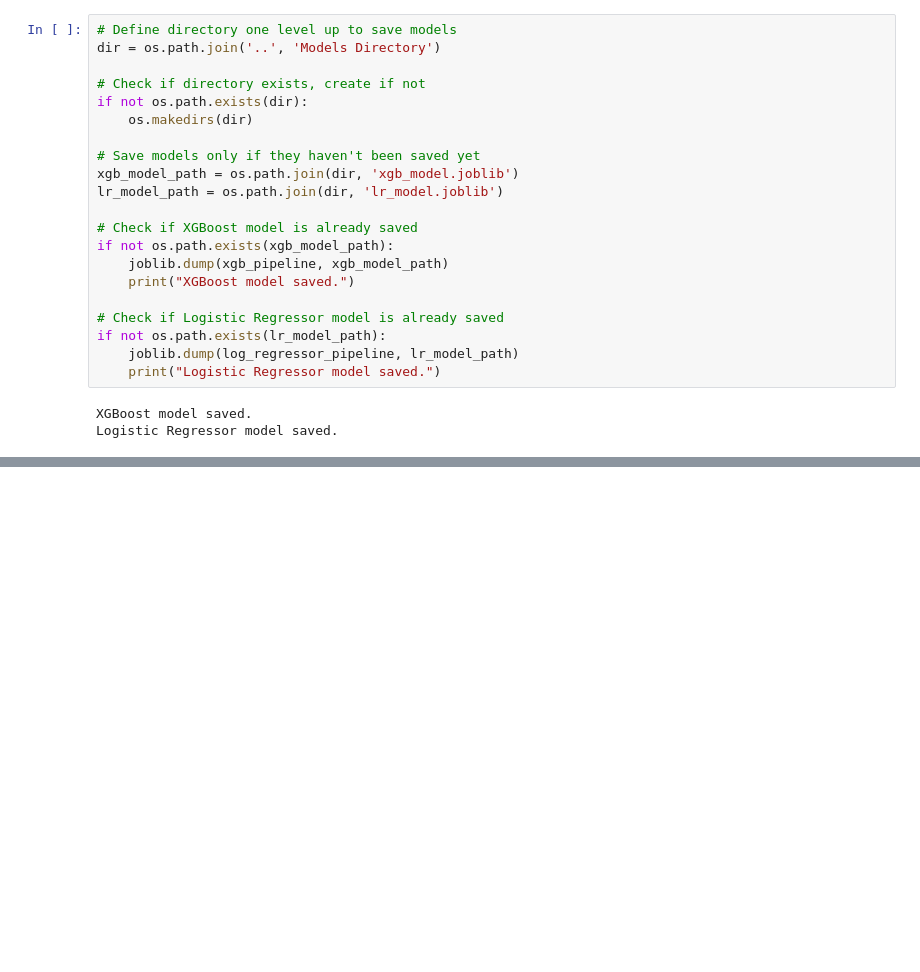
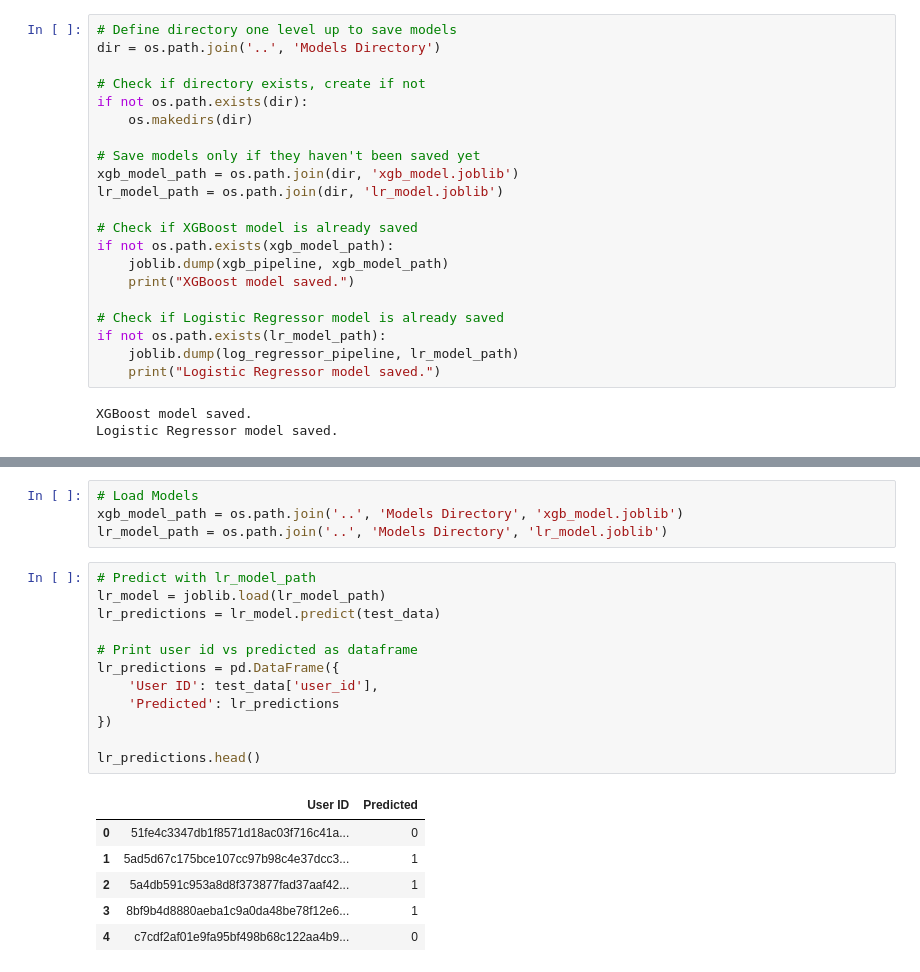
Before and after one commit to murithidenisgitobu/Customer-Churn-Prediction-Challenge-For-Azubian, a Jupyter notebook: Notebook/Notebook.ipynb, the cells around one changed output, grey strips where cells are left out. Saved outputs shown, nothing was run; the diff lists cells and outputs as text; blank space fills up the shorter version.

```diff
--- a/Notebook/Notebook.ipynb
+++ b/Notebook/Notebook.ipynb
@@ -1263,0 +1278,23 @@ Logistic Regressor model saved.
+# %%
+# Load Models
+xgb_model_path = os.path.join('..', 'Models Directory', 'xgb_model.joblib')
+lr_model_path = os.path.join('..', 'Models Directory', 'lr_model.joblib')
+# %%
+# Predict with lr_model_path
+lr_model = joblib.load(lr_model_path)
+lr_predictions = lr_model.predict(test_data)
+
+# Print user id vs predicted as dataframe
+lr_predictions = pd.DataFrame({
+    'User ID': test_data['user_id'],
+    'Predicted': lr_predictions
+})
+
+lr_predictions.head()
+# %% [output]
+|  | User ID | Predicted |
+| 0 | 51fe4c3347db1f8571d18ac03f716c41a... | 0 |
+| 1 | 5ad5d67c175bce107cc97b98c4e37dcc3... | 1 |
+| 2 | 5a4db591c953a8d8f373877fad37aaf42... | 1 |
+| 3 | 8bf9b4d8880aeba1c9a0da48be78f12e6... | 1 |
+| 4 | c7cdf2af01e9fa95bf498b68c122aa4b9... | 0 |
```
Also changed, not shown: parts of 5 cells of this notebook.
